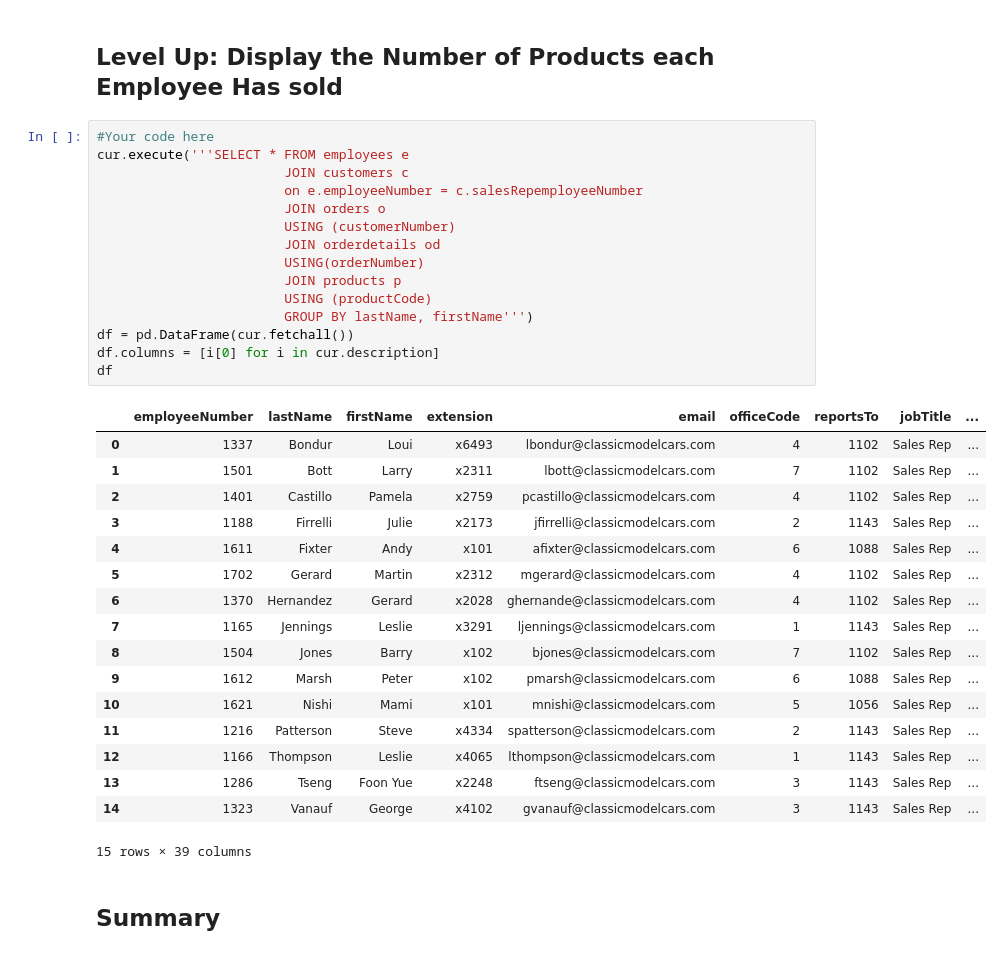
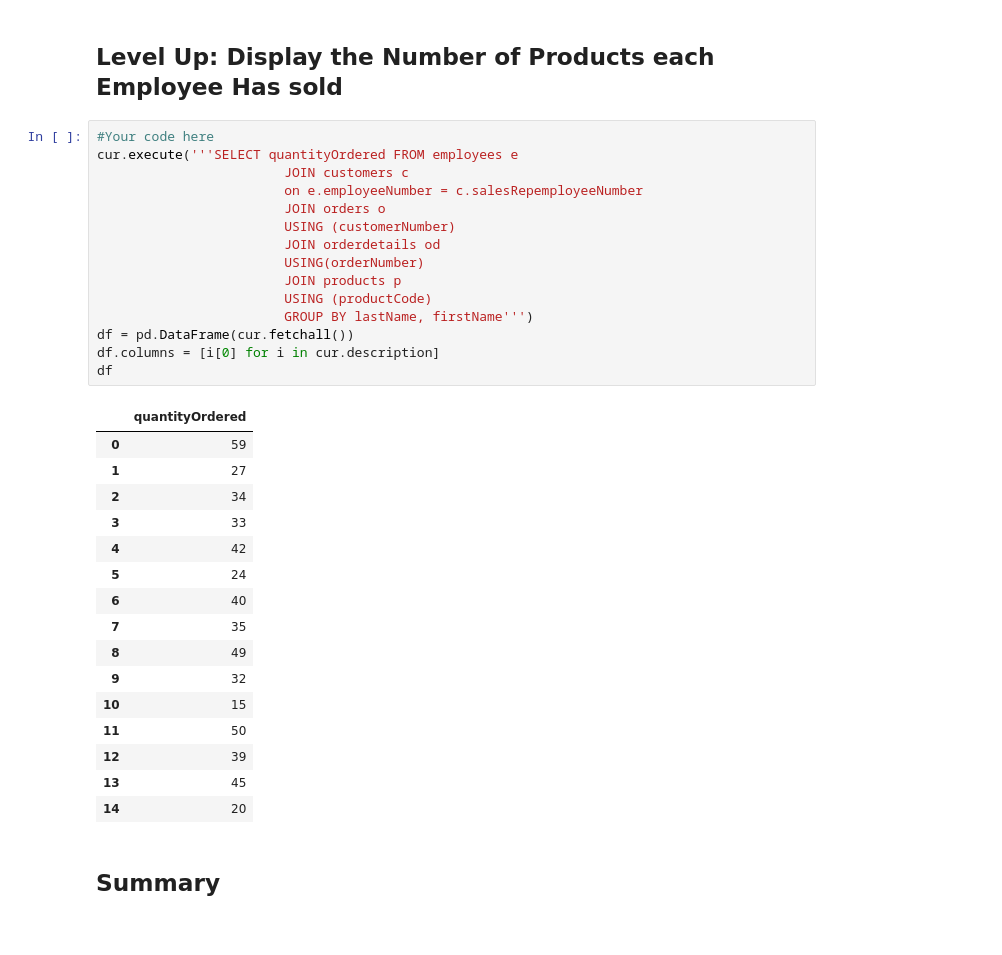
Before and after one commit to kevzha/dsc-1-05-11-join-statements-lab-nyc-ds-career-012819, a Jupyter notebook: index.ipynb, the cells around one changed output. Drawn from its saved outputs; the diff is of its cells as text.

```diff
--- a/index.ipynb
+++ b/index.ipynb
@@ -153,37 +153,36 @@ df
 ## Level Up: Display the Number of Products each Employee Has sold
 # %%
 #Your code here
-cur.execute('''SELECT * FROM employees e
+cur.execute('''SELECT quantityOrdered FROM employees e
                         JOIN customers c
                         on e.employeeNumber = c.salesRepemployeeNumber
                         JOIN orders o
                         USING (customerNumber)
                         JOIN orderdetails od
                         USING(orderNumber)
                         JOIN products p
                         USING (productCode)
                         GROUP BY lastName, firstName''')
 df = pd.DataFrame(cur.fetchall())
 df.columns = [i[0] for i in cur.description]
 df
 # %% [output]
-|  | employeeNumber | lastName | firstName | extension | email | officeCode | reportsTo | jobTitle | ... |
-| 0 | 1337 | Bondur | Loui | x6493 | lbondur@classicmodelcars.com | 4 | 1102 | Sales Rep | ... |
-| 1 | 1501 | Bott | Larry | x2311 | lbott@classicmodelcars.com | 7 | 1102 | Sales Rep | ... |
-| 2 | 1401 | Castillo | Pamela | x2759 | pcastillo@classicmodelcars.com | 4 | 1102 | Sales Rep | ... |
-| 3 | 1188 | Firrelli | Julie | x2173 | jfirrelli@classicmodelcars.com | 2 | 1143 | Sales Rep | ... |
-| 4 | 1611 | Fixter | Andy | x101 | afixter@classicmodelcars.com | 6 | 1088 | Sales Rep | ... |
-| 5 | 1702 | Gerard | Martin | x2312 | mgerard@classicmodelcars.com | 4 | 1102 | Sales Rep | ... |
-| 6 | 1370 | Hernandez | Gerard | x2028 | ghernande@classicmodelcars.com | 4 | 1102 | Sales Rep | ... |
-| 7 | 1165 | Jennings | Leslie | x3291 | ljennings@classicmodelcars.com | 1 | 1143 | Sales Rep | ... |
-| 8 | 1504 | Jones | Barry | x102 | bjones@classicmodelcars.com | 7 | 1102 | Sales Rep | ... |
-| 9 | 1612 | Marsh | Peter | x102 | pmarsh@classicmodelcars.com | 6 | 1088 | Sales Rep | ... |
-| 10 | 1621 | Nishi | Mami | x101 | mnishi@classicmodelcars.com | 5 | 1056 | Sales Rep | ... |
-| 11 | 1216 | Patterson | Steve | x4334 | spatterson@classicmodelcars.com | 2 | 1143 | Sales Rep | ... |
-| 12 | 1166 | Thompson | Leslie | x4065 | lthompson@classicmodelcars.com | 1 | 1143 | Sales Rep | ... |
-| 13 | 1286 | Tseng | Foon Yue | x2248 | ftseng@classicmodelcars.com | 3 | 1143 | Sales Rep | ... |
-| 14 | 1323 | Vanauf | George | x4102 | gvanauf@classicmodelcars.com | 3 | 1143 | Sales Rep | ... |
+|  | quantityOrdered |
+| 0 | 59 |
+| 1 | 27 |
+| 2 | 34 |
+| 3 | 33 |
+| 4 | 42 |
+| 5 | 24 |
+| 6 | 40 |
+| 7 | 35 |
+| 8 | 49 |
+| 9 | 32 |
+| 10 | 15 |
+| 11 | 50 |
+| 12 | 39 |
+| 13 | 45 |
+| 14 | 20 |
-15 rows × 39 columns
 # %% [markdown]
 ## Summary
 # %% [markdown]
```
